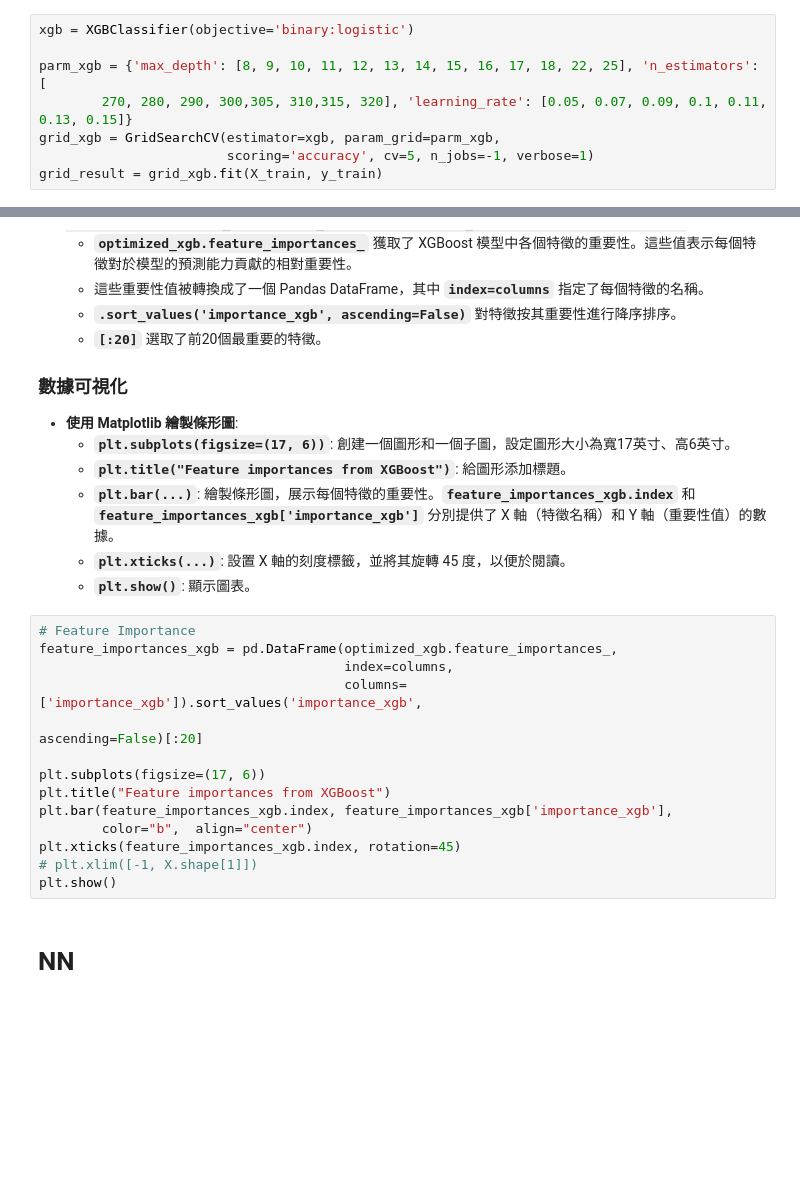
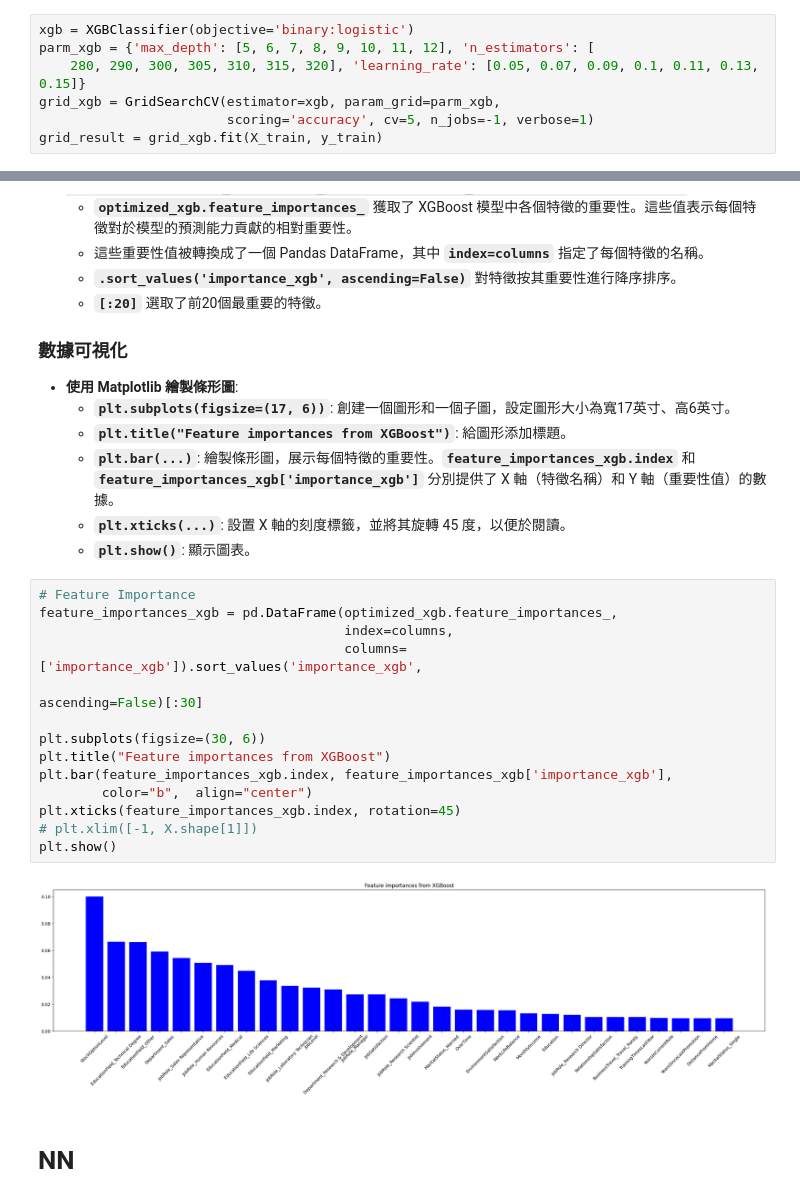
Before and after one commit to BobLouis/IBM_retire, a Jupyter notebook: employee.ipynb, the cells around one changed output, grey strips where cells are left out. Cells and saved outputs as stored; diff of their text form; blank space fills up the shorter version.

```diff
--- a/employee.ipynb
+++ b/employee.ipynb
@@ -794,9 +794,8 @@ plt.show()
     - **`grid_result`** 保存了優化過程的結果，包括最佳參數、最佳模型等。
 # %%
 xgb = XGBClassifier(objective='binary:logistic')
-
-parm_xgb = {'max_depth': [8, 9, 10, 11, 12, 13, 14, 15, 16, 17, 18, 22, 25], 'n_estimators': [
-        270, 280, 290, 300,305, 310,315, 320], 'learning_rate': [0.05, 0.07, 0.09, 0.1, 0.11, 0.13, 0.15]}
+parm_xgb = {'max_depth': [5, 6, 7, 8, 9, 10, 11, 12], 'n_estimators': [
+    280, 290, 300, 305, 310, 315, 320], 'learning_rate': [0.05, 0.07, 0.09, 0.1, 0.11, 0.13, 0.15]}
 grid_xgb = GridSearchCV(estimator=xgb, param_grid=parm_xgb,
                         scoring='accuracy', cv=5, n_jobs=-1, verbose=1)
 grid_result = grid_xgb.fit(X_train, y_train)
@@ -882,17 +886,19 @@ plt.show()
 # %%
 # Feature Importance
 feature_importances_xgb = pd.DataFrame(optimized_xgb.feature_importances_,
                                        index=columns,
                                        columns=['importance_xgb']).sort_values('importance_xgb',
-                                                                               ascending=False)[:20]
+                                                                               ascending=False)[:30]
 
-plt.subplots(figsize=(17, 6))
+plt.subplots(figsize=(30, 6))
 plt.title("Feature importances from XGBoost")
 plt.bar(feature_importances_xgb.index, feature_importances_xgb['importance_xgb'],
         color="b",  align="center")
 plt.xticks(feature_importances_xgb.index, rotation=45)
 # plt.xlim([-1, X.shape[1]])
 plt.show()
+# %% [output]
+[figure, added]
 # %% [markdown]
 # NN
 # %%
```
Also changed, not shown: parts of 14 cells of this notebook, 4 other files.
